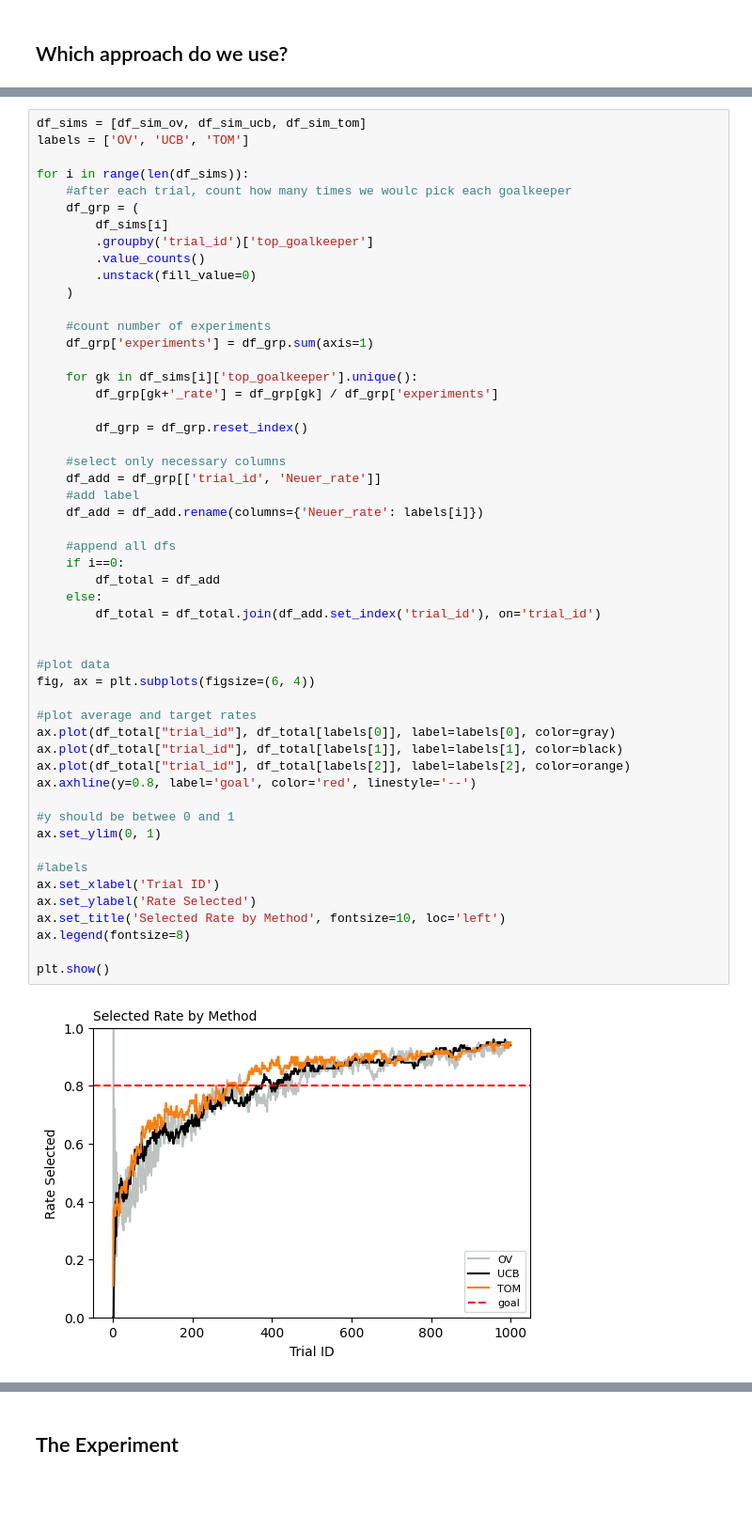
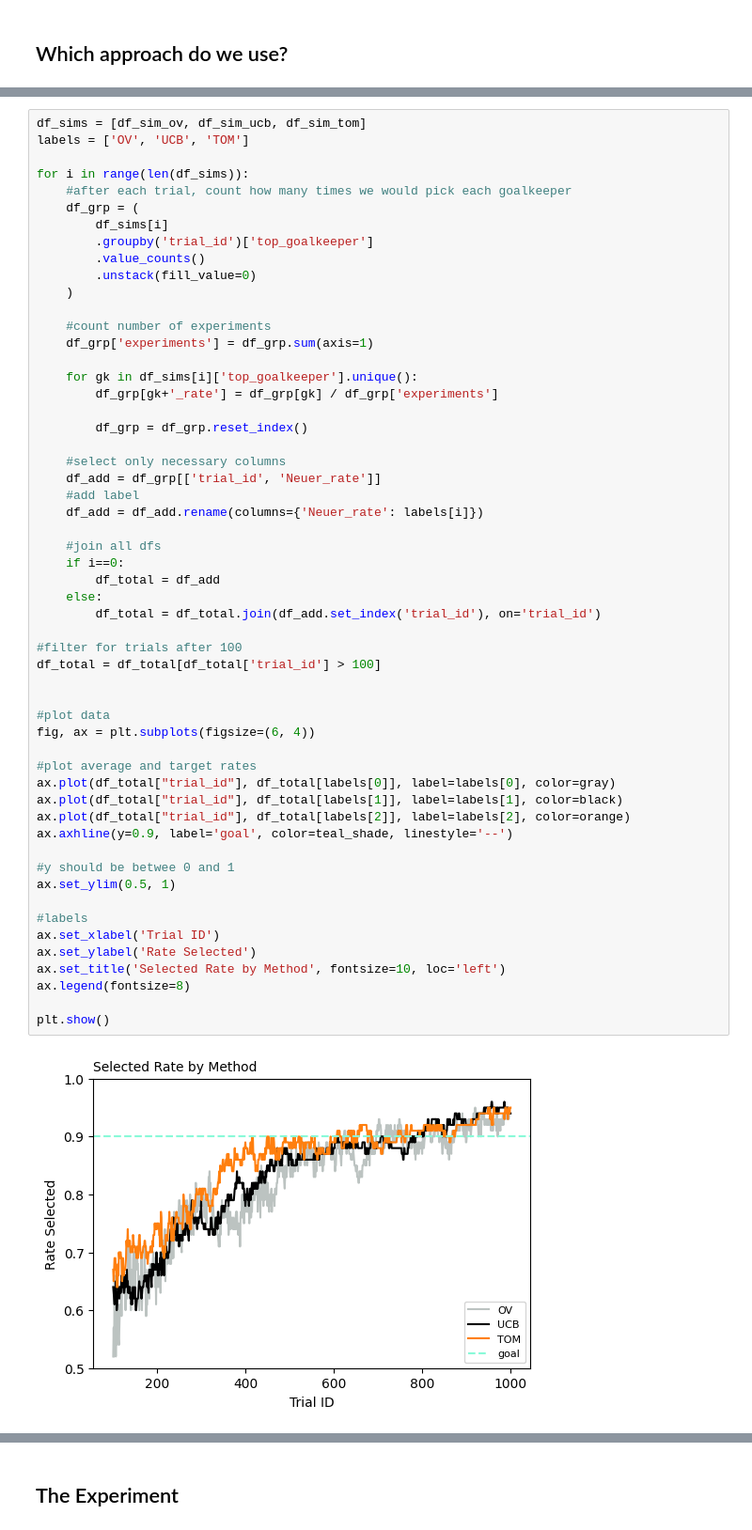
Before and after one commit to rgbuckley/goalkeeper_ab_test, a Jupyter notebook: bandit.ipynb, the cells around one changed output, grey strips where cells are left out. Shown at 94% size. Cells and saved outputs as stored; diff of their text form; blank space fills up the shorter version.

```diff
--- a/bandit.ipynb
+++ b/bandit.ipynb
@@ -1857,7 +1859,7 @@ df_sims = [df_sim_ov, df_sim_ucb, df_sim_tom]
 labels = ['OV', 'UCB', 'TOM']
 
 for i in range(len(df_sims)):
-    #after each trial, count how many times we woulc pick each goalkeeper
+    #after each trial, count how many times we would pick each goalkeeper
     df_grp = (
         df_sims[i]
         .groupby('trial_id')['top_goalkeeper']
@@ -1875,34 +1877,37 @@ for i in range(len(df_sims)):
 
     #select only necessary columns
     df_add = df_grp[['trial_id', 'Neuer_rate']]
     #add label
     df_add = df_add.rename(columns={'Neuer_rate': labels[i]})
 
-    #append all dfs
+    #join all dfs
     if i==0:
         df_total = df_add
     else:
         df_total = df_total.join(df_add.set_index('trial_id'), on='trial_id')
+
+#filter for trials after 100
+df_total = df_total[df_total['trial_id'] > 100]
 
 
 #plot data
 fig, ax = plt.subplots(figsize=(6, 4))
 
 #plot average and target rates
 ax.plot(df_total["trial_id"], df_total[labels[0]], label=labels[0], color=gray)
 ax.plot(df_total["trial_id"], df_total[labels[1]], label=labels[1], color=black)
 ax.plot(df_total["trial_id"], df_total[labels[2]], label=labels[2], color=orange)
-ax.axhline(y=0.8, label='goal', color='red', linestyle='--')
+ax.axhline(y=0.9, label='goal', color=teal_shade, linestyle='--')
 
 #y should be betwee 0 and 1
-ax.set_ylim(0, 1)
+ax.set_ylim(0.5, 1)
 
 #labels
 ax.set_xlabel('Trial ID')
 ax.set_ylabel('Rate Selected')
 ax.set_title('Selected Rate by Method', fontsize=10, loc='left')
 ax.legend(fontsize=8)
 
 plt.show()
 # %% [output]
-[figure, old version]
+[figure, new version]
```
Also changed, not shown: parts of 16 cells of this notebook, 1 other file.
